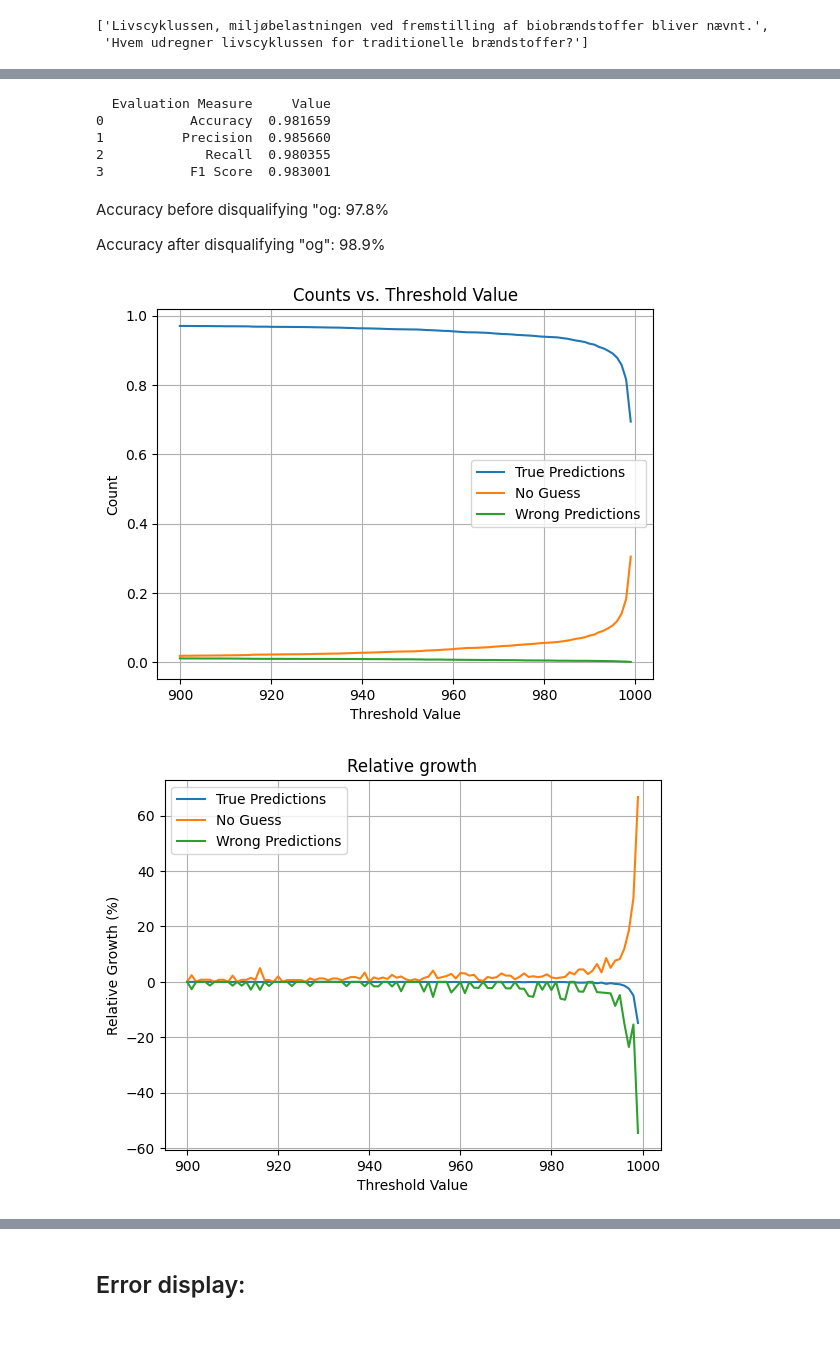
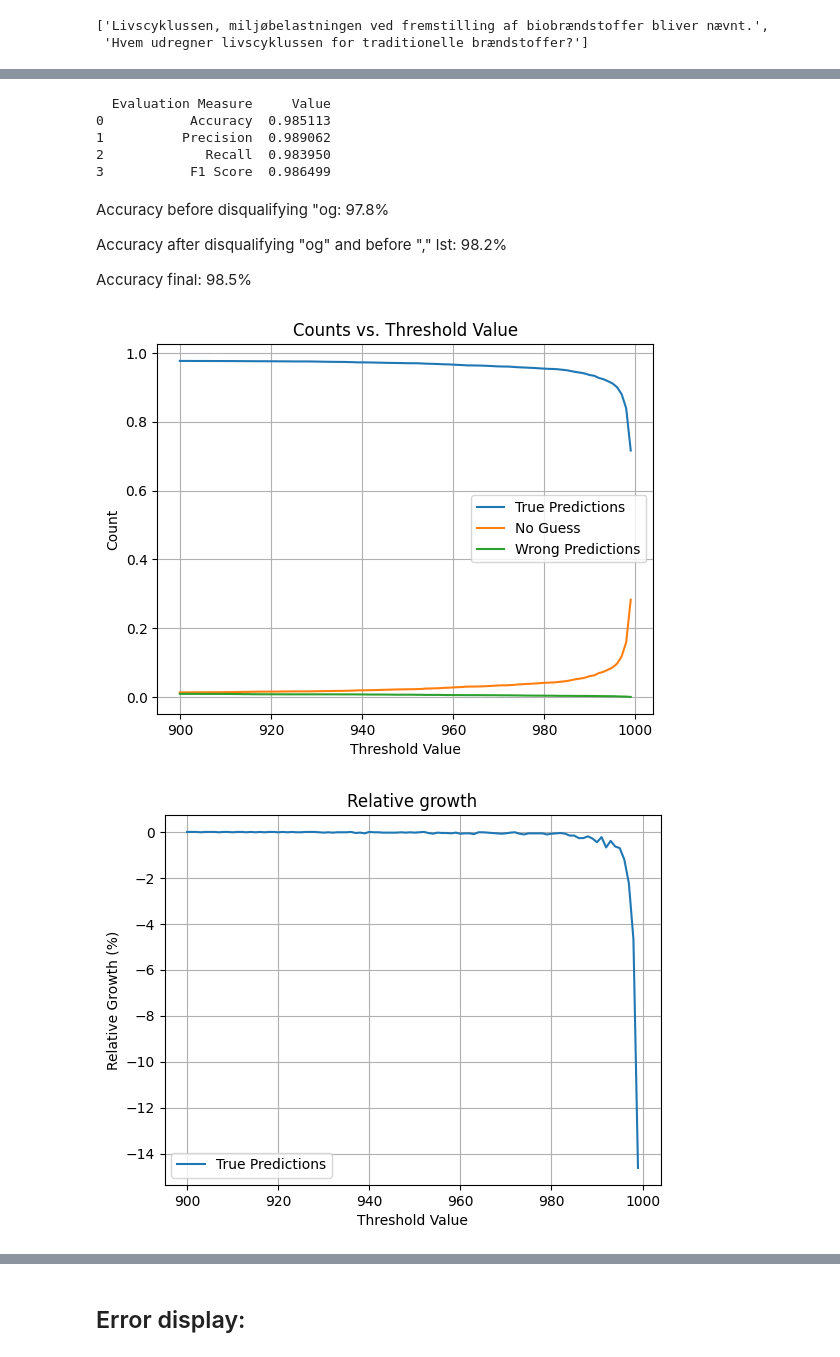
Before and after one commit to Apros7/GrammatikTAK, a Jupyter notebook: FineTuneModels/TestNutidsrBert.ipynb, the cells around one changed output, grey strips where cells are left out. Saved outputs shown, nothing was run; the diff lists cells and outputs as text; code cells hidden in the pictures.

```diff
--- a/FineTuneModels/TestNutidsrBert.ipynb
+++ b/FineTuneModels/TestNutidsrBert.ipynb
@@ -9,6 +9,8 @@ import numpy as np
 os.chdir("/Users/lucasvilsen/Desktop/GrammatikTAK/")
 
 test_sentences_verbs = pd.read_csv("Datasets/nutids-r-reviewed.csv", sep="|")
+no_guess_df = pd.read_csv("Datasets/no_guess_df.csv", sep=";")
+no_guess_lst = list(no_guess_df["comment_text"].values)
 # %%
 correct_sentences = test_sentences_verbs["correct"].values
 correct_sentences[:2]
@@ -123,6 +108,8 @@ def get_pos_tags(index):
     return [current_pos[i][0] for i in range(len(current_pos))]
 
 og_index = 0
+no_guess_lst_index = 0
+comma_right_before_index = 0
 
 for i in tqdm(range(len(correct_sentences))):
     line = correct_sentences[i]
@@ -141,6 +128,12 @@ for i in tqdm(range(len(correct_sentences))):
         if true_words[i-1].lower().strip() == "og":
             og_index += 1
             continue
+        if words in no_guess_lst:
+            no_guess_lst_index += 1
+            continue
+        if true_words[i-1][-1] == ",":
+            comma_right_before_index += 1
+            continue
         if nutids_r_bøjninger[stemmed][0] == word:
             labels.append(1)
         else:
@@ -253,14 +246,16 @@ df = pd.DataFrame(data)
 print(df)
 # %% [output]
   Evaluation Measure     Value
-0           Accuracy  0.981659
-1          Precision  0.985660
-2             Recall  0.980355
-3           F1 Score  0.983001
+0           Accuracy  0.985113
+1          Precision  0.989062
+2             Recall  0.983950
+3           F1 Score  0.986499
 # %% [markdown]
 Accuracy before disqualifying "og: 97.8%
 
-Accuracy after disqualifying "og": 98.9%
+Accuracy after disqualifying "og" and before "," lst: 98.2%
+
+Accuracy final: 98.5%
 # %%
 import matplotlib.pyplot as plt
 
@@ -302,32 +297,39 @@ def test_all_values():
 
     trues, no_guesss, wrongs = [], [], []
 
     for value in values:
         true, no_guess, wrong = test_cutoff(value/1000)
         true_growth = calculate_growth(previous_true, true)
         no_guess_growth = calculate_growth(previous_no_guess, no_guess)
         wrong_growth = calculate_growth(previous_wrong, wrong)
 
         trues.append(true_growth)
         no_guesss.append(no_guess_growth)
         wrongs.append(wrong_growth)
 
         previous_true = true
         previous_no_guess = no_guess
         previous_wrong = wrong
 
     plt.plot(values, trues, label='True Predictions')
+    plt.xlabel('Threshold Value')
+    plt.ylabel('Relative Growth (%)')
+    plt.title('Relative growth')
+    plt.legend()
+    plt.grid(True)
+    plt.show()
+
     plt.plot(values, no_guesss, label='No Guess')
     plt.plot(values, wrongs, label='Wrong Predictions')
 
     plt.xlabel('Threshold Value')
     plt.ylabel('Relative Growth (%)')
     plt.title('Relative growth')
     plt.legend()
     plt.grid(True)
     plt.show()
 
 test_all_values()
 # %% [output]
-[figure, old version]
+[figure, new version]
-[figure, old version]
+[figure, new version]
```
Also changed, not shown: parts of 7 cells of this notebook, 2 other files.
